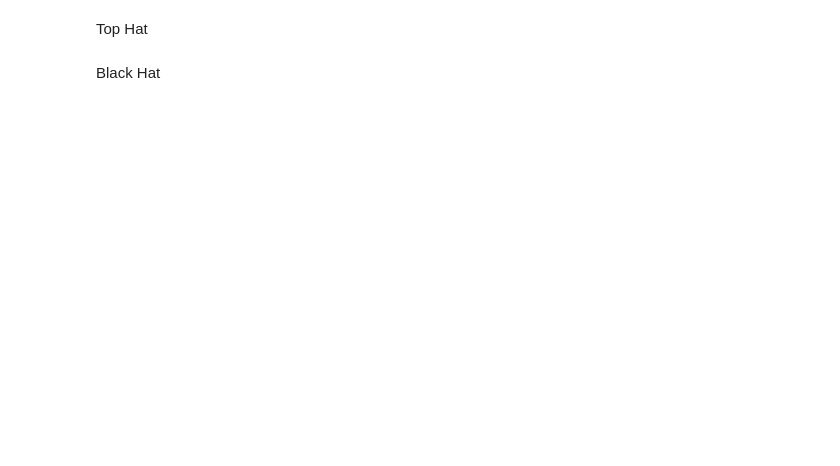
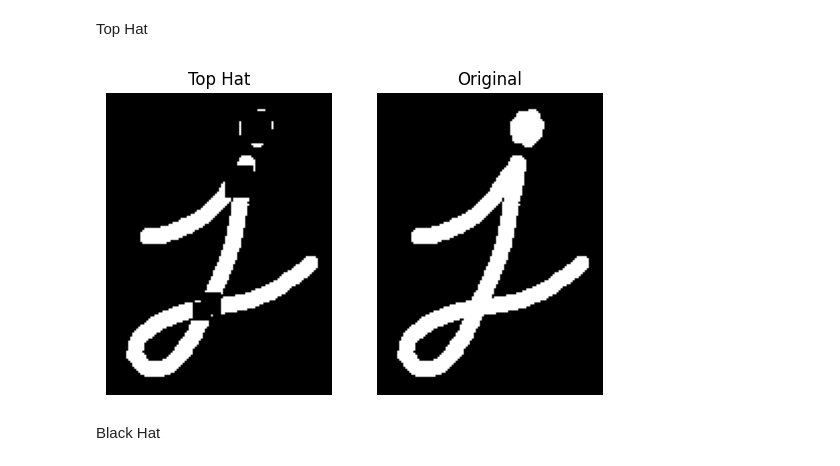
Before and after one commit to olaw01/OpenCV_image_processing, a Jupyter notebook: data/MorphologicalOperations.ipynb, the cells around one changed output. Saved outputs shown, nothing was run; the diff lists cells and outputs as text; code cells hidden in the pictures; blank space fills up the shorter version.

```diff
--- a/data/MorphologicalOperations.ipynb
+++ b/data/MorphologicalOperations.ipynb
@@ -111,18 +114,21 @@ plt.show()
 # %% [markdown]
 Top Hat
 # %%
-tophat = cv.morphologyEx(image, cv.MORPH_TOPHAT, kernel)
+kernel = np.ones((9,9),np.uint8)
+tophat = cv.morphologyEx(image_j, cv.MORPH_TOPHAT, kernel)
 
 plt.subplot(1,2,1)
 plt.imshow(tophat)
 plt.title('Top Hat')
 plt.axis('off')
 
 plt.subplot(1,2,2)
-plt.imshow(image)
+plt.imshow(image_j)
 plt.title('Original')
 plt.axis('off')
 plt.show()
+# %% [output]
+[figure, added]
 # %% [markdown]
 Black Hat
 # %%
```
Also changed, not shown: parts of 2 cells of this notebook.
